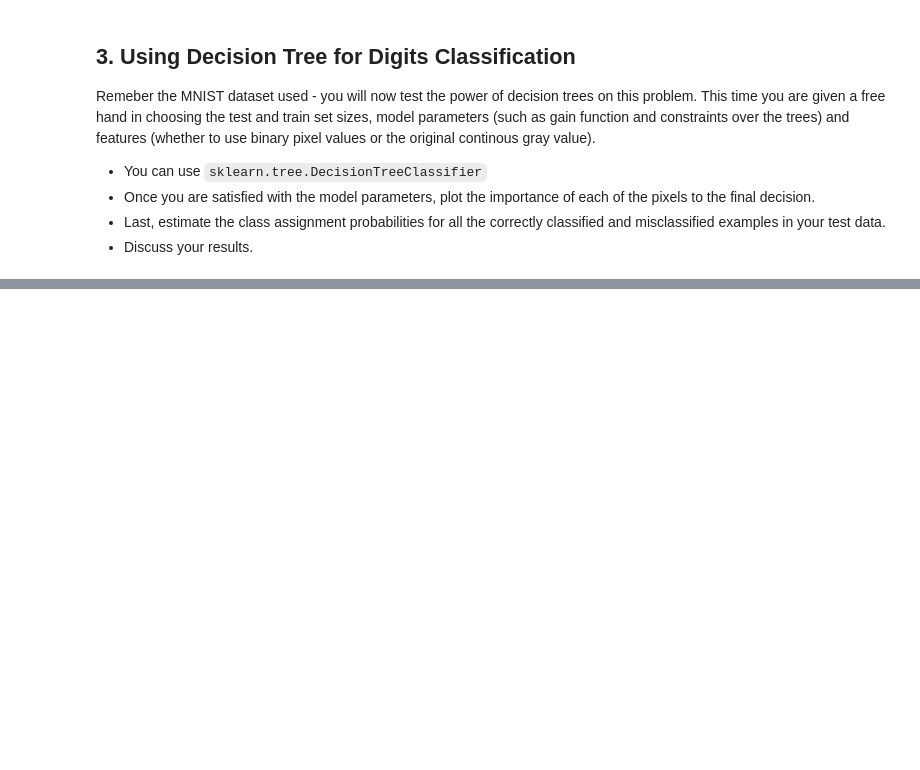
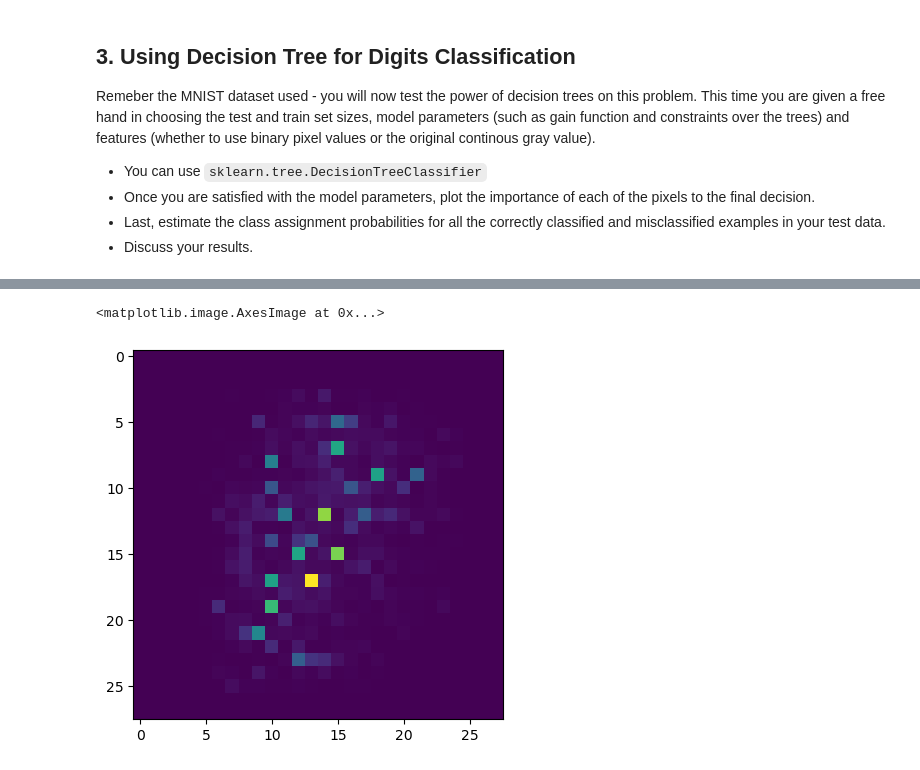
Before and after one commit to tansla/HWs_git, a Jupyter notebook: Decision Trees - Exercise.ipynb, the cells around one changed output, grey strips where cells are left out. Cells and saved outputs as stored; diff of their text form; code cells hidden in the pictures; blank space fills up the shorter version.

```diff
--- a/Decision Trees - Exercise.ipynb
+++ b/Decision Trees - Exercise.ipynb
@@ -138,0 +222,6 @@ This time you are given a free hand in choosing the test and train set sizes, mo
+# %%
+
+plt.imshow(fi.reshape(28,28))
+# %% [output]
+<matplotlib.image.AxesImage at 0x...>
+[figure, added]
```
Also changed, not shown: parts of 26 cells of this notebook.
